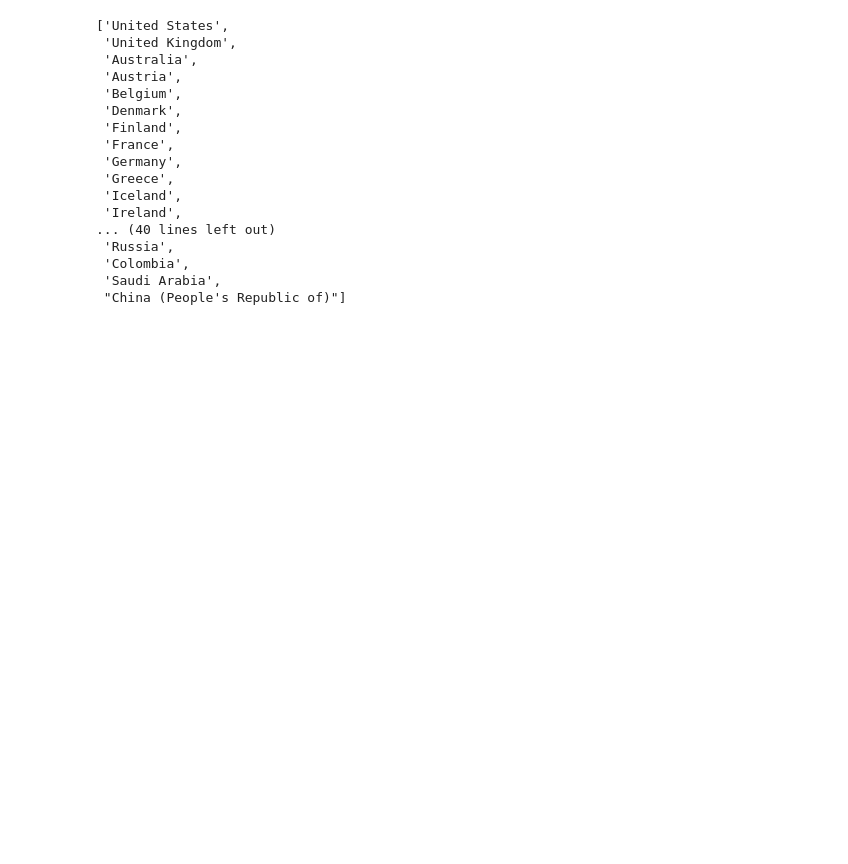
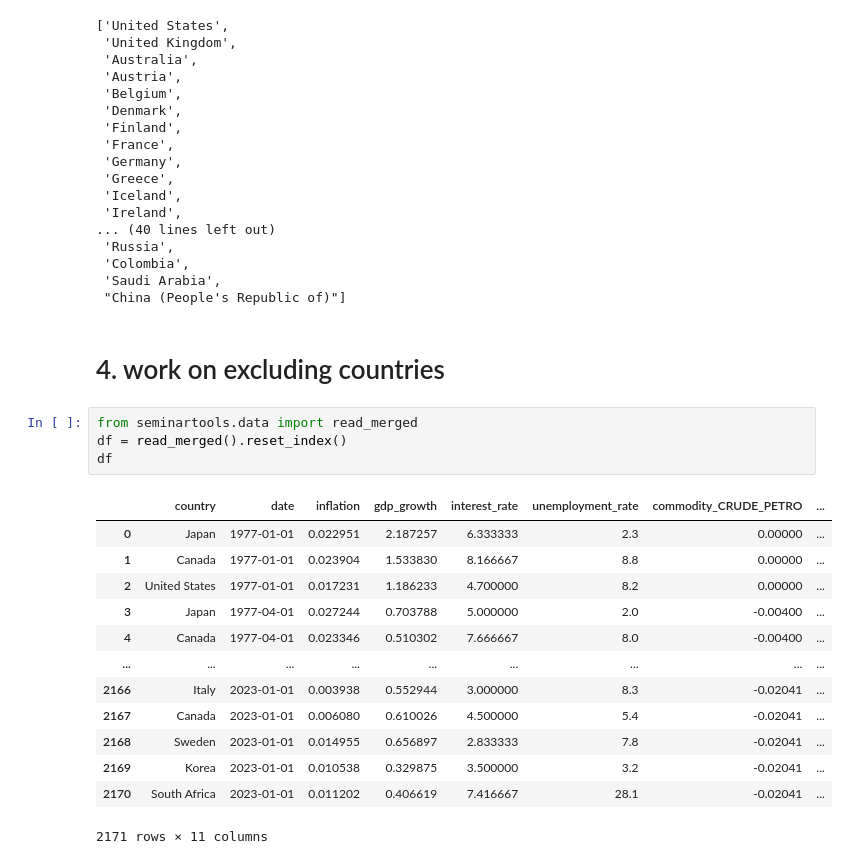
Before and after one commit to mvanaltvorst/seminar, a Jupyter notebook: notebooks/data/merged_data.ipynb, the cells around one changed output. Cells and saved outputs as stored; diff of their text form; blank space fills up the shorter version.

```diff
--- a/notebooks/data/merged_data.ipynb
+++ b/notebooks/data/merged_data.ipynb
@@ -161,3 +158,23 @@ dfs["gdp_growth"].index.get_level_values(0).unique().tolist()
  'Colombia',
  'Saudi Arabia',
  "China (People's Republic of)"]
+# %% [markdown]
+# 4. work on excluding countries
+# %%
+from seminartools.data import read_merged
+df = read_merged().reset_index()
+df
+# %% [output]
+|  | country | date | inflation | gdp_growth | interest_rate | unemployment_rate | commodity_CRUDE_PETRO | ... |
+| 0 | Japan | 1977-01-01 | 0.022951 | 2.187257 | 6.333333 | 2.3 | 0.00000 | ... |
+| 1 | Canada | 1977-01-01 | 0.023904 | 1.533830 | 8.166667 | 8.8 | 0.00000 | ... |
+| 2 | United States | 1977-01-01 | 0.017231 | 1.186233 | 4.700000 | 8.2 | 0.00000 | ... |
+| 3 | Japan | 1977-04-01 | 0.027244 | 0.703788 | 5.000000 | 2.0 | -0.00400 | ... |
+| 4 | Canada | 1977-04-01 | 0.023346 | 0.510302 | 7.666667 | 8.0 | -0.00400 | ... |
+| ... | ... | ... | ... | ... | ... | ... | ... | ... |
+| 2166 | Italy | 2023-01-01 | 0.003938 | 0.552944 | 3.000000 | 8.3 | -0.02041 | ... |
+| 2167 | Canada | 2023-01-01 | 0.006080 | 0.610026 | 4.500000 | 5.4 | -0.02041 | ... |
+| 2168 | Sweden | 2023-01-01 | 0.014955 | 0.656897 | 2.833333 | 7.8 | -0.02041 | ... |
+| 2169 | Korea | 2023-01-01 | 0.010538 | 0.329875 | 3.500000 | 3.2 | -0.02041 | ... |
+| 2170 | South Africa | 2023-01-01 | 0.011202 | 0.406619 | 7.416667 | 28.1 | -0.02041 | ... |
+2171 rows × 11 columns
```
Also changed, not shown: parts of 3 cells of this notebook, 1 other file.
